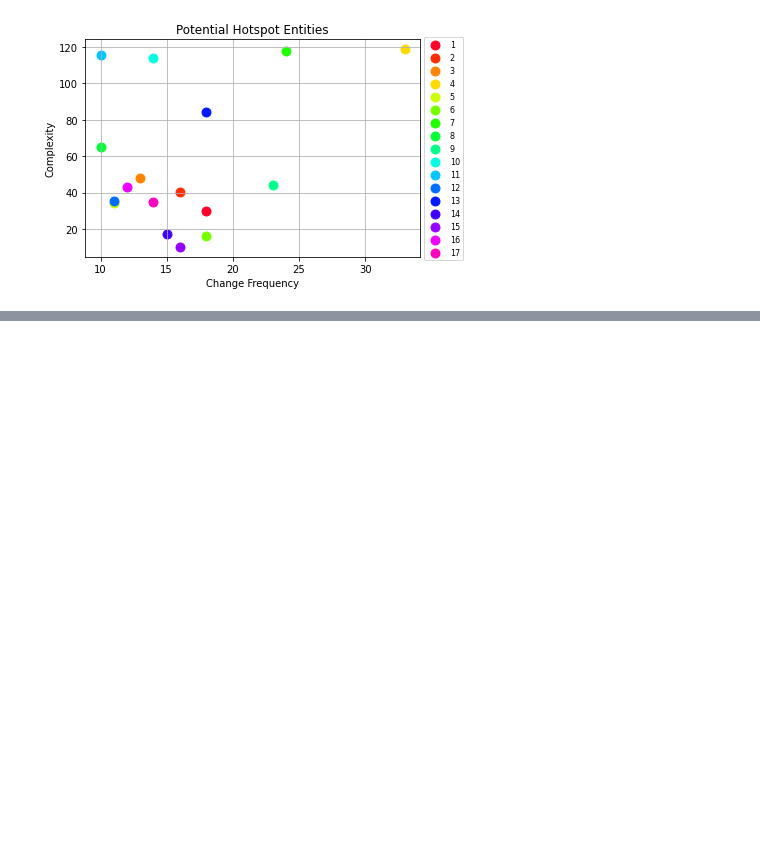
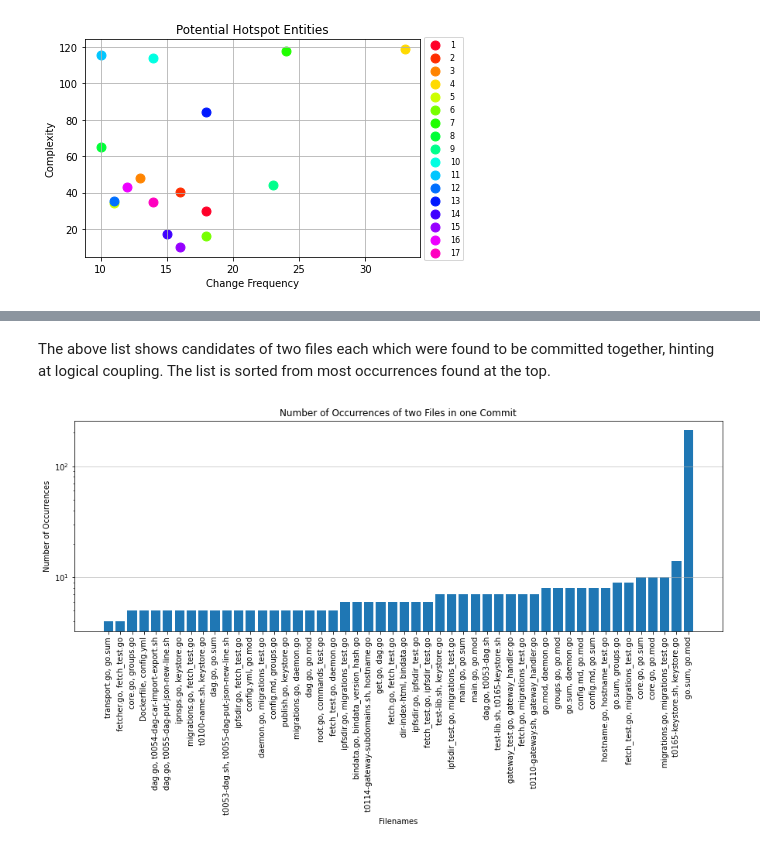
Before and after one commit to miksut/repo_mining, a Jupyter notebook: ipfs_repo_mining.ipynb, the cells around one changed output, grey strips where cells are left out. Cells and saved outputs as stored; diff of their text form; code cells hidden in the pictures; blank space fills up the shorter version.

Commit message:
logical coupling

```diff
--- a/ipfs_repo_mining.ipynb
+++ b/ipfs_repo_mining.ipynb
@@ -332,0 +340,6 @@ plt.show()
+# %%
+files = set()
+
+for commit in repoAnalysis.traverse_commits():
+    for file in commit.modified_files:
+        files.add(file.filename)
@@ -332,0 +353,29 @@ plt.show()
+# %%
+# get combinations of filenames
+file_tuples = list(itertools.combinations(files, 2))
+
+count = np.hstack((np.array(file_tuples, dtype=object), np.zeros((len(file_tuples), 1))))
+
+# count how many times the combinations appear together in a commit
+for commit in repoAnalysis.traverse_commits():
+    for file_tuple in count:
+        if contains_file(file_tuple[0], commit) and contains_file(file_tuple[1], commit):
+            # increase count
+            file_tuple[2] += 1
+# %%
+# sort the array
+count = count[np.argsort(count[:, 2])]
+
+# reformat
+candidates = []
+for candidate in count:
+    if candidate[0] != candidate[1] and candidate[2] > 0:
+        candidates.append([', '.join((candidate[0], candidate[1])), candidate[2]])
+
+candidates = np.array(candidates, dtype=object)
+
+# number of candidates to be listed and visualized
+n = 50
+
+for candidate in reversed(candidates[-n:,0]):
+    print(candidate)
@@ -332,0 +400,12 @@ plt.show()
+# %% [markdown]
+The above list shows candidates of two files each which were found to be committed together, hinting at logical coupling. The list is sorted from most occurrences found at the top.
+# %%
+fig, ax = plt.subplots(figsize=(15, 5))
+plt.xticks(rotation=90)
+ax.bar(candidates[-n:,0], candidates[-n:,1])
+ax.set_yscale('log')
+ax.grid(axis='y', alpha=0.75)
+ax.set(xlabel='Filenames', ylabel='Number of Occurrences', title='Number of Occurrences of two Files in one Commit')
+plt.show()
+# %% [output]
+[figure, added]
```
Also changed, not shown: parts of 5 cells of this notebook.
